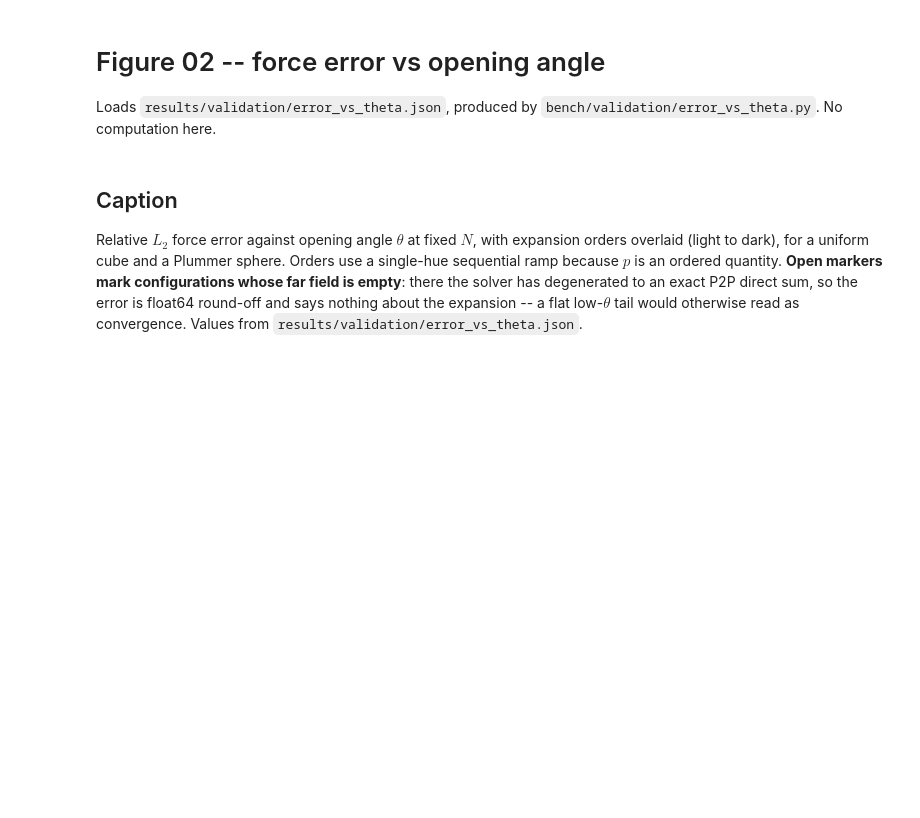
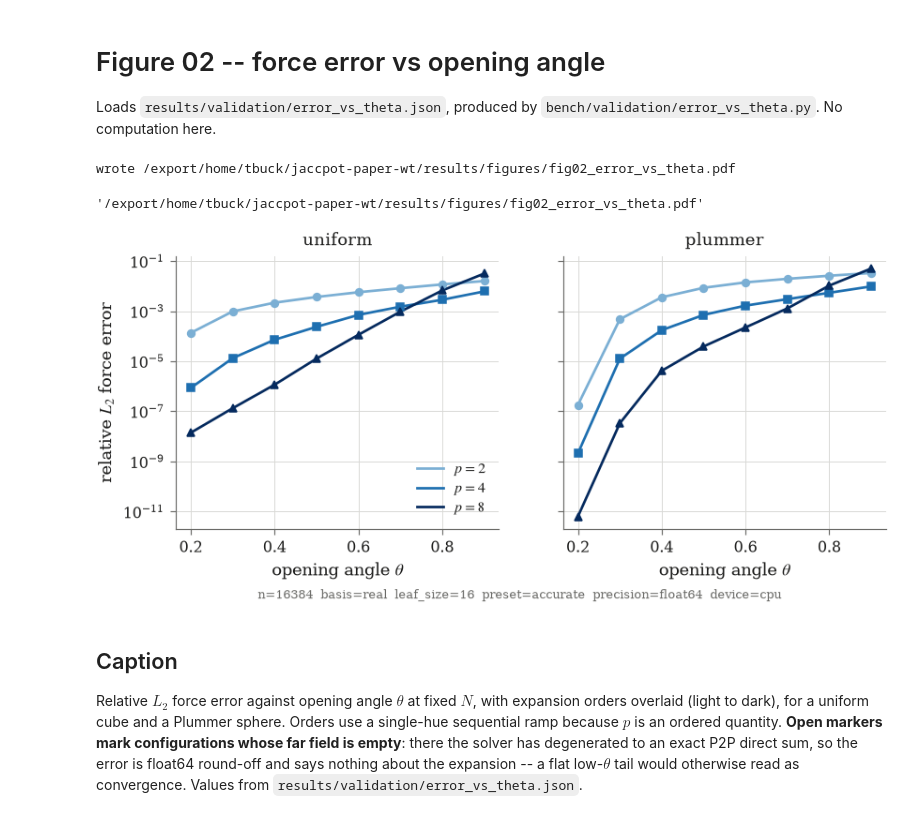
Before and after one commit to TobiBu/jaccpot, a Jupyter notebook: examples/jaccpot_paper/fig_02_error_vs_theta.ipynb, the cells around one changed output. Saved outputs shown, nothing was run; the diff lists cells and outputs as text; code cells hidden in the pictures; blank space fills up the shorter version.

```diff
--- a/examples/jaccpot_paper/fig_02_error_vs_theta.ipynb
+++ b/examples/jaccpot_paper/fig_02_error_vs_theta.ipynb
@@ -43,35 +43,38 @@ for ax, dist in zip(axes, dists):
         # open one did not, and its error is round-off rather than convergence.
         empty = [r.get("far_field_empty", False) for r in sel]
         for filled, marker_set in ((False, "filled"), (True, "open")):
             xs = [t for t, e in zip(theta, empty) if e == filled]
             ys = [v for v, e in zip(err, empty) if e == filled]
             if not xs:
                 continue
             ax.plot(
                 xs, ys, style.MARKERS[oi % len(style.MARKERS)],
                 color=ramp[oi], zorder=4,
                 markerfacecolor=("white" if filled else ramp[oi]),
                 markeredgecolor=ramp[oi],
             )
     ax.set_yscale("log")
     ax.set_xlabel(r"opening angle $\theta$")
     ax.set_title(dist, fontsize=9)
     style.finish(ax, legend=(ax is axes[0]), legend_kwargs={"loc": "lower right"})
 axes[0].set_ylabel("relative $L_2$ force error")
 
 if any(r.get("far_field_empty") for r in recs):
     axes[0].text(
         0.02, 0.98,
         "open marker: far field empty\n(exact P2P; error is round-off)",
         transform=axes[0].transAxes, va="top", ha="left",
         fontsize=6.5, color=style.INK_MUTED,
     )
 style.footer(
     fig,
-    jsonio.config_caption(cfg, ["n", "basis", "leaf_size", "preset", "precision", "device"]),,
+    jsonio.config_caption(cfg, ["n", "basis", "leaf_size", "preset", "precision", "device"]),
 )
-fig.tight_layout()
 style.save(fig, FIG_DIR / "fig02_error_vs_theta.pdf")
+# %% [output]
+wrote /export/home/tbuck/jaccpot-paper-wt/results/figures/fig02_error_vs_theta.pdf
+'/export/home/tbuck/jaccpot-paper-wt/results/figures/fig02_error_vs_theta.pdf'
+[figure, added]
 # %% [markdown]
 ## Caption
 
```
Also changed, not shown: 12 other files.
